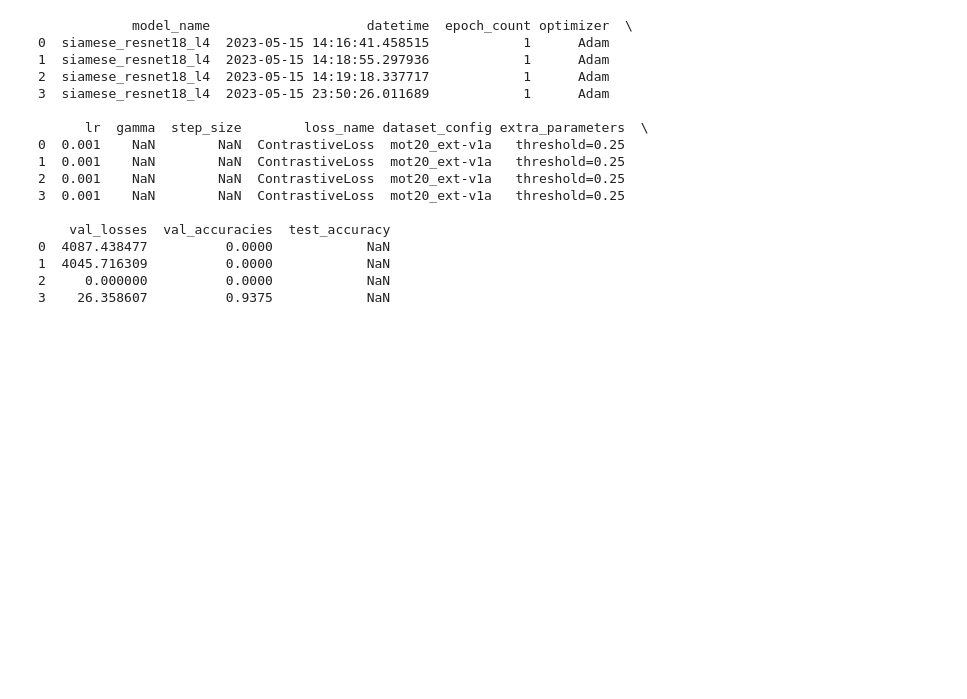
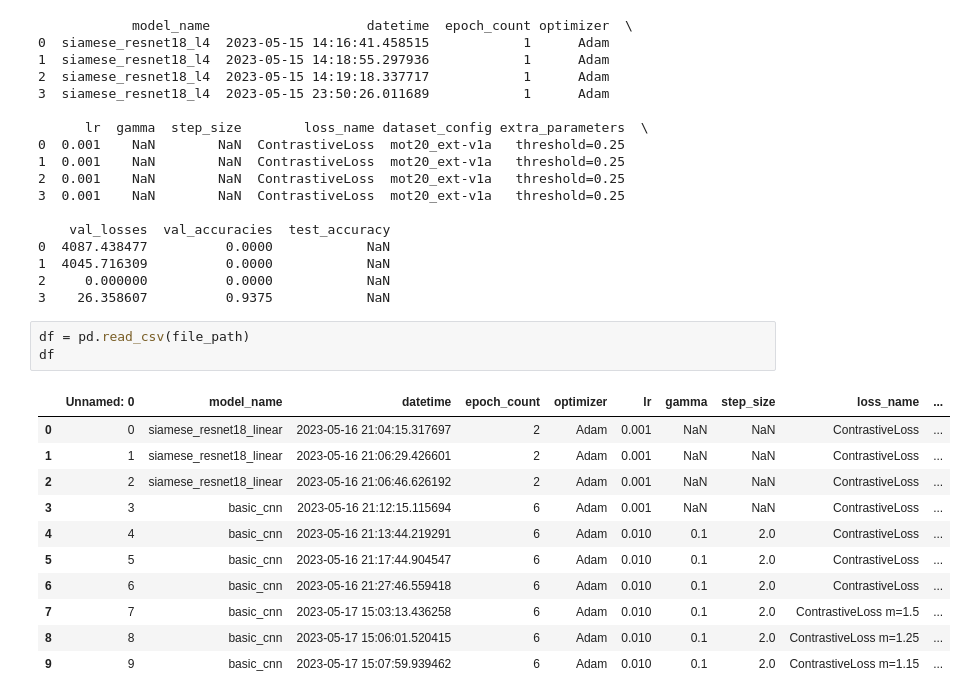
Before and after one commit to BlackKingWhitePawn/reidentification, a Jupyter notebook: logger.test.ipynb, the cells around one changed output. Saved outputs shown, nothing was run; the diff lists cells and outputs as text; blank space fills up the shorter version.

```diff
--- a/logger.test.ipynb
+++ b/logger.test.ipynb
@@ -415,3 +415,18 @@ for dataset in exp_df['dataset_config'].unique():
 1  4045.716309          0.0000            NaN
 2     0.000000          0.0000            NaN
 3    26.358607          0.9375            NaN
+# %%
+df = pd.read_csv(file_path)
+df
+# %% [output]
+|  | Unnamed: 0 | model_name | datetime | epoch_count | optimizer | lr | gamma | step_size | loss_name | ... |
+| 0 | 0 | siamese_resnet18_linear | 2023-05-16 21:04:15.317697 | 2 | Adam | 0.001 | NaN | NaN | ContrastiveLoss | ... |
+| 1 | 1 | siamese_resnet18_linear | 2023-05-16 21:06:29.426601 | 2 | Adam | 0.001 | NaN | NaN | ContrastiveLoss | ... |
+| 2 | 2 | siamese_resnet18_linear | 2023-05-16 21:06:46.626192 | 2 | Adam | 0.001 | NaN | NaN | ContrastiveLoss | ... |
+| 3 | 3 | basic_cnn | 2023-05-16 21:12:15.115694 | 6 | Adam | 0.001 | NaN | NaN | ContrastiveLoss | ... |
+| 4 | 4 | basic_cnn | 2023-05-16 21:13:44.219291 | 6 | Adam | 0.010 | 0.1 | 2.0 | ContrastiveLoss | ... |
+| 5 | 5 | basic_cnn | 2023-05-16 21:17:44.904547 | 6 | Adam | 0.010 | 0.1 | 2.0 | ContrastiveLoss | ... |
+| 6 | 6 | basic_cnn | 2023-05-16 21:27:46.559418 | 6 | Adam | 0.010 | 0.1 | 2.0 | ContrastiveLoss | ... |
+| 7 | 7 | basic_cnn | 2023-05-17 15:03:13.436258 | 6 | Adam | 0.010 | 0.1 | 2.0 | ContrastiveLoss m=1.5 | ... |
+| 8 | 8 | basic_cnn | 2023-05-17 15:06:01.520415 | 6 | Adam | 0.010 | 0.1 | 2.0 | ContrastiveLoss m=1.25 | ... |
+| 9 | 9 | basic_cnn | 2023-05-17 15:07:59.939462 | 6 | Adam | 0.010 | 0.1 | 2.0 | ContrastiveLoss m=1.15 | ... |
```
Also changed, not shown: parts of 3 cells of this notebook, 1 other file.
